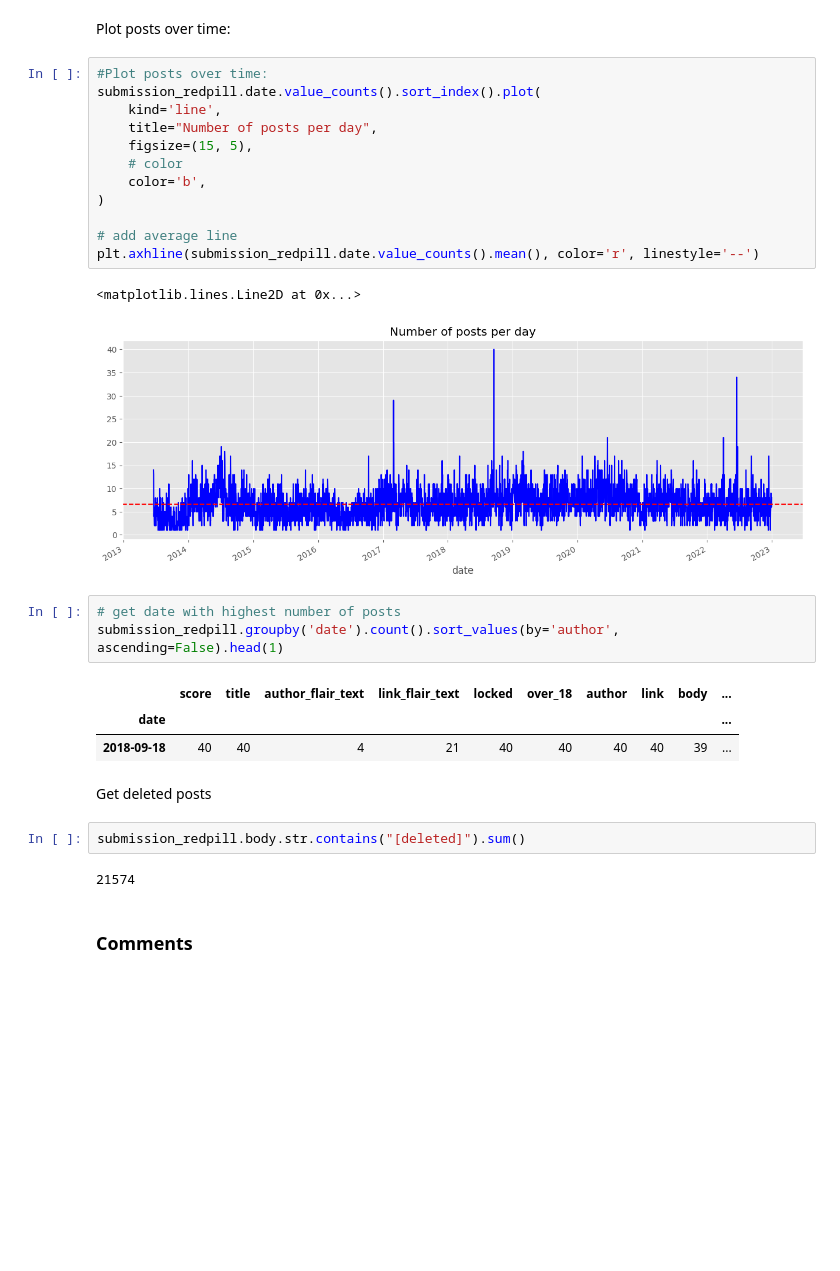
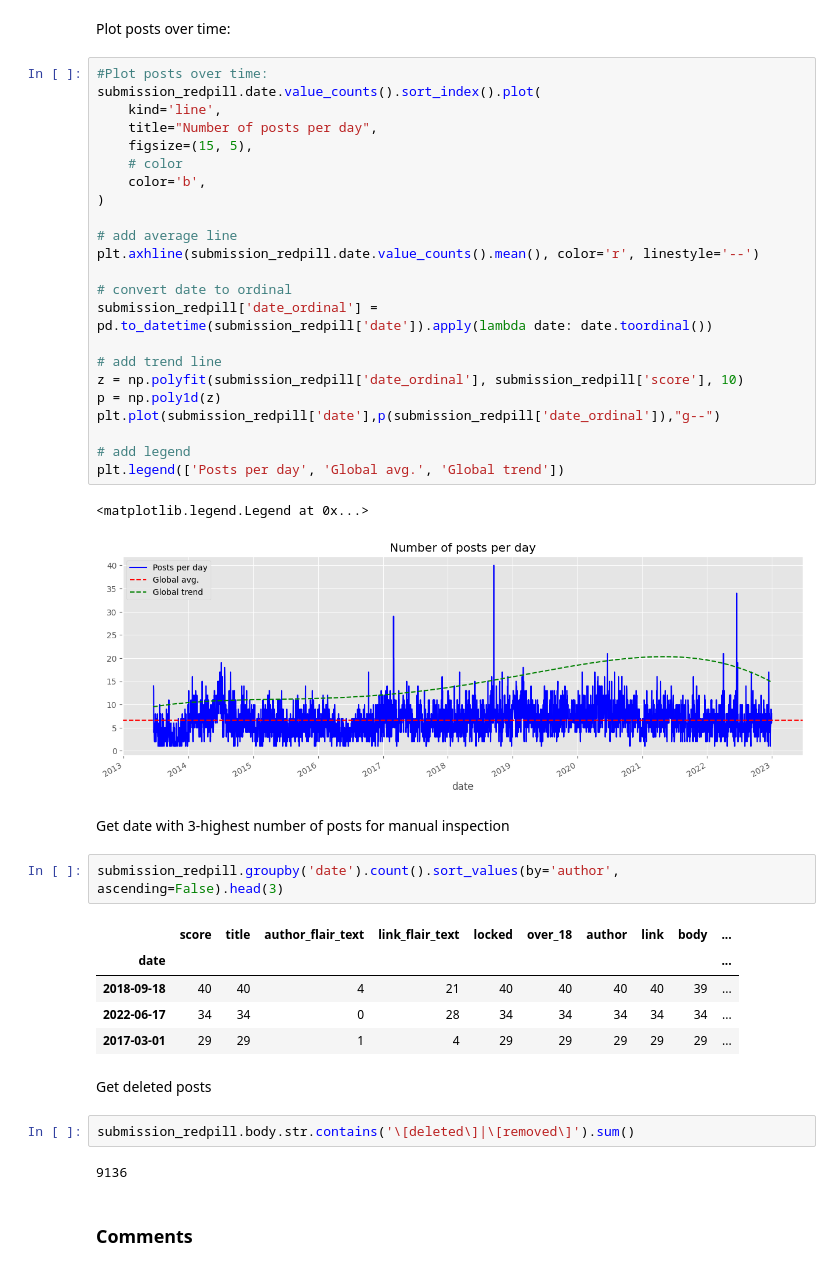
Before and after one commit to MisterXY89/redpillwomen, a Jupyter notebook: src/data_exploration.ipynb, the cells around one changed output. Saved outputs shown, nothing was run; the diff lists cells and outputs as text; blank space fills up the shorter version.

```diff
--- a/src/data_exploration.ipynb
+++ b/src/data_exploration.ipynb
@@ -164,31 +180,45 @@ Plot posts over time:
 # %%
 #Plot posts over time:
 submission_redpill.date.value_counts().sort_index().plot(
     kind='line',
     title="Number of posts per day",
     figsize=(15, 5),
     # color
     color='b',
 )
 
 # add average line
 plt.axhline(submission_redpill.date.value_counts().mean(), color='r', linestyle='--')
+
+# convert date to ordinal
+submission_redpill['date_ordinal'] = pd.to_datetime(submission_redpill['date']).apply(lambda date: date.toordinal())
+
+# add trend line
+z = np.polyfit(submission_redpill['date_ordinal'], submission_redpill['score'], 10)
+p = np.poly1d(z)
+plt.plot(submission_redpill['date'],p(submission_redpill['date_ordinal']),"g--")
+
+# add legend
+plt.legend(['Posts per day', 'Global avg.', 'Global trend'])
 # %% [output]
-<matplotlib.lines.Line2D at 0x...>
+<matplotlib.legend.Legend at 0x...>
-[figure, old version]
+[figure, new version]
+# %% [markdown]
+Get date with 3-highest number of posts for manual inspection
 # %%
-# get date with highest number of posts
-submission_redpill.groupby('date').count().sort_values(by='author', ascending=False).head(1)
+submission_redpill.groupby('date').count().sort_values(by='author', ascending=False).head(3)
 # %% [output]
 |  | score | title | author_flair_text | link_flair_text | locked | over_18 | author | link | body | ... |
 | date |  |  |  |  |  |  |  |  |  | ... |
 | 2018-09-18 | 40 | 40 | 4 | 21 | 40 | 40 | 40 | 40 | 39 | ... |
+| 2022-06-17 | 34 | 34 | 0 | 28 | 34 | 34 | 34 | 34 | 34 | ... |
+| 2017-03-01 | 29 | 29 | 1 | 4 | 29 | 29 | 29 | 29 | 29 | ... |
 # %% [markdown]
 Get deleted posts
 # %%
-submission_redpill.body.str.contains("[deleted]").sum()
+submission_redpill.body.str.contains('\[deleted\]|\[removed\]').sum()
 # %% [output]
-21574
+9136
 # %% [markdown]
 ### Comments
 # %%
```
Also changed, not shown: parts of 26 cells of this notebook.
